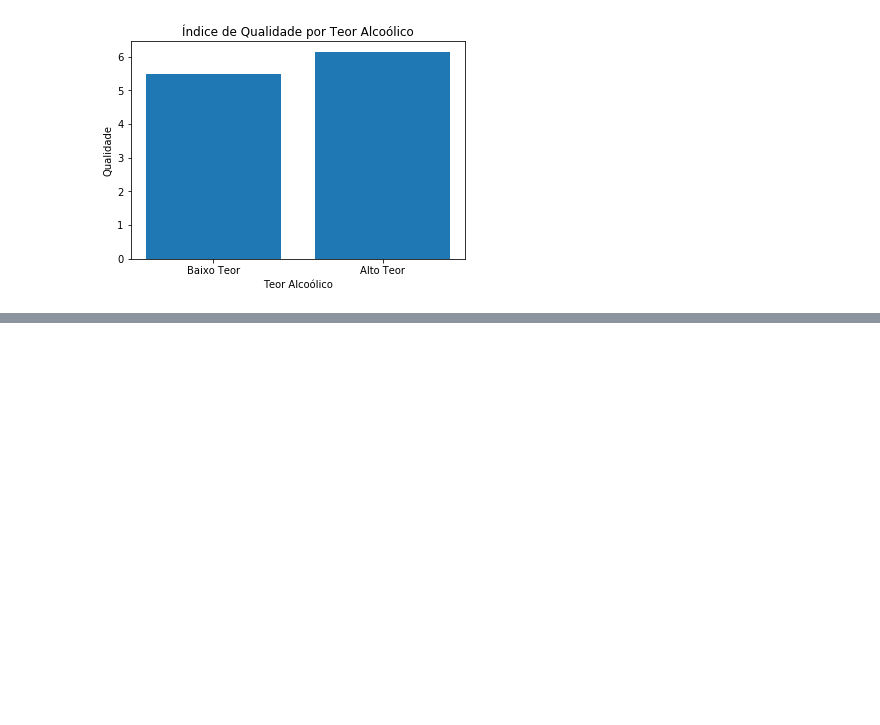
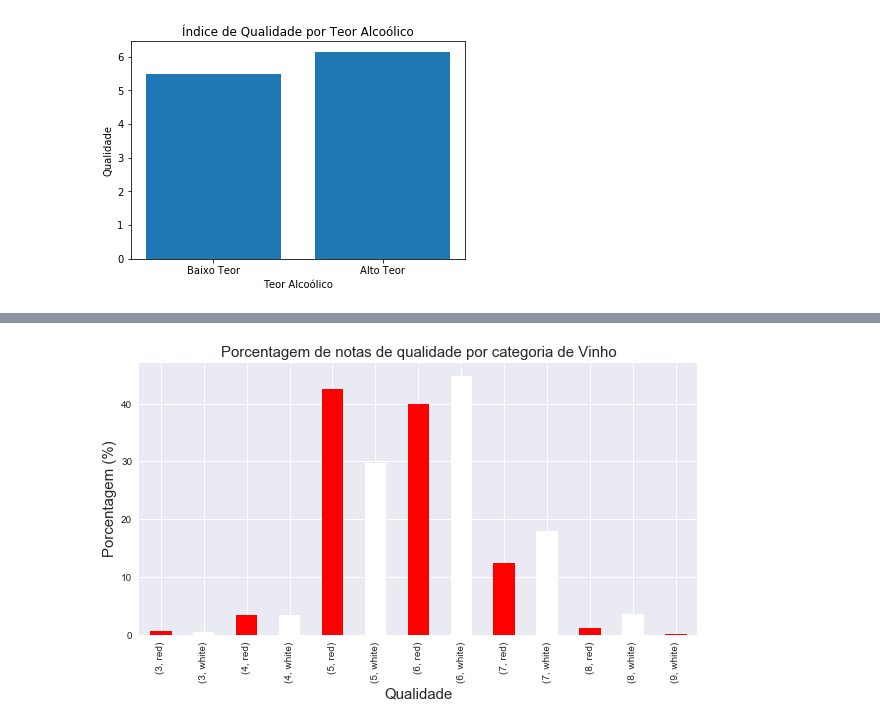
Before and after one commit to RobertoDelamora/data-science-academy, a Jupyter notebook: udacity/fundamentos-data-scientist-I/definitive-toolkit/EDA.ipynb, the cells around one changed output, grey strips where cells are left out. Saved outputs shown, nothing was run; the diff lists cells and outputs as text; code cells hidden in the pictures; blank space fills up the shorter version.

```diff
--- a/udacity/fundamentos-data-scientist-I/definitive-toolkit/EDA.ipynb
+++ b/udacity/fundamentos-data-scientist-I/definitive-toolkit/EDA.ipynb
@@ -1451,0 +1579,23 @@ plt_bar_plot(locations, heights, labels, title, xlabel, ylabel)
+# %%
+# Dados
+colors = ['red', 'white'] * 6
+title = 'Porcentagem de notas de qualidade por categoria de Vinho'
+x = 'Qualidade'
+y = 'Porcentagem (%)'
+contagem = df_wine.groupby(['quality', 'color']).count()['ph'] # Total de cada uma das categorias
+total = df_wine.groupby('color').count()['ph']
+prop = 100 * contagem / total
+# %%
+# Melhorando gráfico
+
+def plot_wine_quality(dados, eixo_x, eixo_y, titulo, cores):
+    fig, ax = plt.subplots(figsize=(10, 5))
+    ax = dados.plot(kind='bar', color=cores)
+    ax.set_title(titulo, fontsize=15)
+    ax.set_xlabel(eixo_x, fontsize=15)
+    ax.set_ylabel(eixo_y, fontsize=15)
+    plt.show()
+# %%
+plot_wine_quality(prop, x, y, title, colors)
+# %% [output]
+[figure, added]
```
Also changed, not shown: parts of 150 cells of this notebook, 2 other files.
